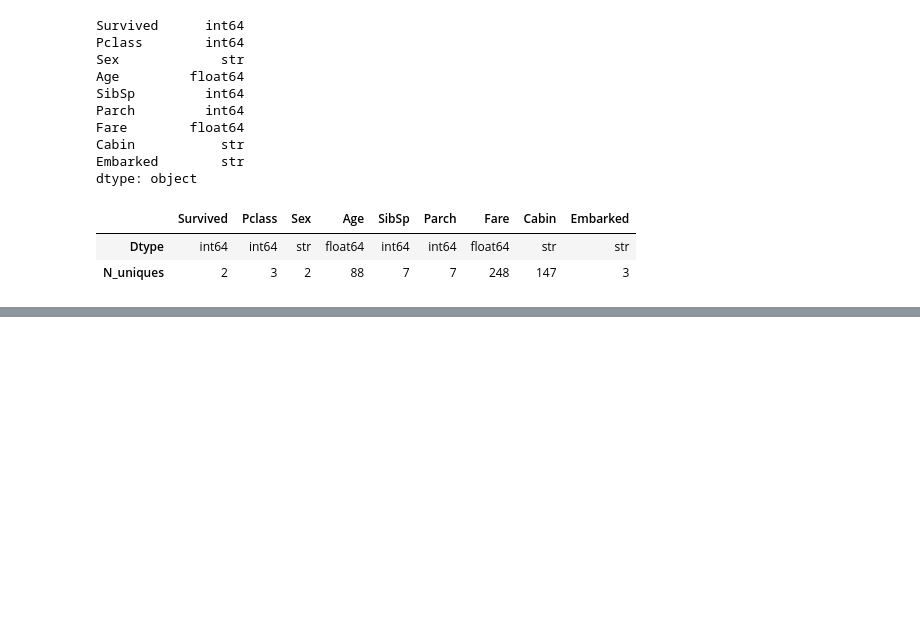
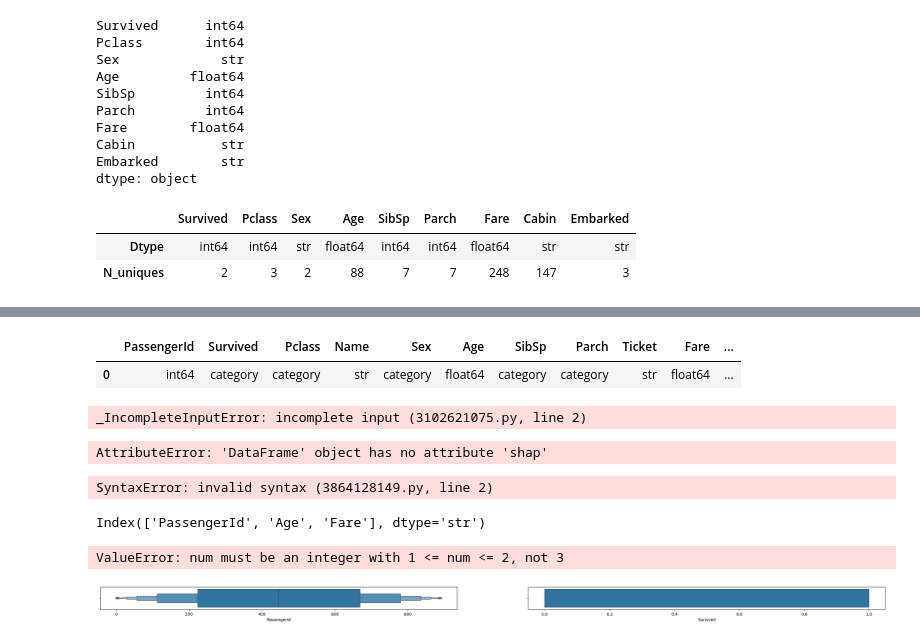
Before and after one commit to Noha62928/CA_AIS2_G1_Ml, a Jupyter notebook: DA/DA/session_11/session11.ipynb, the cells around one changed output, grey strips where cells are left out. Saved outputs shown, nothing was run; the diff lists cells and outputs as text; code cells hidden in the pictures; blank space fills up the shorter version.

```diff
--- a/DA/DA/session_11/session11.ipynb
+++ b/DA/DA/session_11/session11.ipynb
@@ -93,2 +146,42 @@ df.describe()
 # %%
-# df.describe()
+cols = ["Survived", "Pclass", "Sex", "SibSp", "Parch", "Embarked"]
+df[cols] = df[cols].astype("category")
+pd.DataFrame(df.dtypes).T
+# %% [output]
+|  | PassengerId | Survived | Pclass | Name | Sex | Age | SibSp | Parch | Ticket | Fare | ... |
+| 0 | int64 | category | category | str | category | float64 | category | category | str | float64 | ... |
+# %%
+def get_data_summary(df):
+# %% [output]
+_IncompleteInputError: incomplete input (3102621075.py, line 2)
+# %%
+null = df.isnull().sum()
+ratio = (null / df.shap[0]) * 100
+pd.DataFrame({"null ":null, "ratio ": ratio}).T
+# %% [output]
+AttributeError: 'DataFrame' object has no attribute 'shap'
+# %%
+df = df.dropna(subset=['Embarked'])
+# %%
+df = df.drop("Cabin", axis = 1)
+# %%
+median = df['Age'].median()
+df['Age'] =
+# %% [output]
+SyntaxError: invalid syntax (3864128149.py, line 2)
+# %%
+num_cols = df.select_dtypes("number").columns
+num_cols
+# %% [output]
+Index(['PassengerId', 'Age', 'Fare'], dtype='str')
+# %%
+import matplotlib.pyplot as plt
+import seaborn as sns
+num_cols = df.select_dtypes('number').columns
+plt.figure(figsize=(5*len(num_cols),1))
+for i, col in enumerate(num_cols):
+    plt.subplot(1,2, i+1)
+    sns.boxenplot(df[col], orient='h')
+# %% [output]
+ValueError: num must be an integer with 1 <= num <= 2, not 3
+[figure, added]
```
Also changed, not shown: parts of 6 cells of this notebook, 12 other files.
